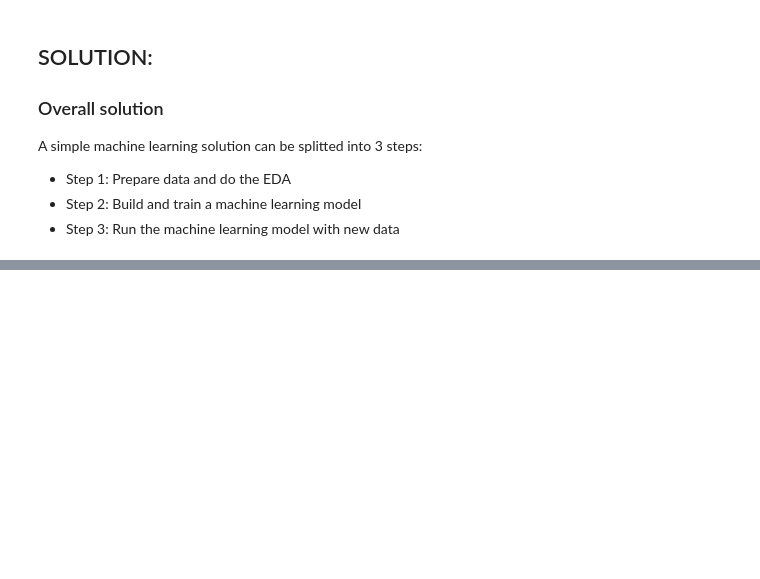
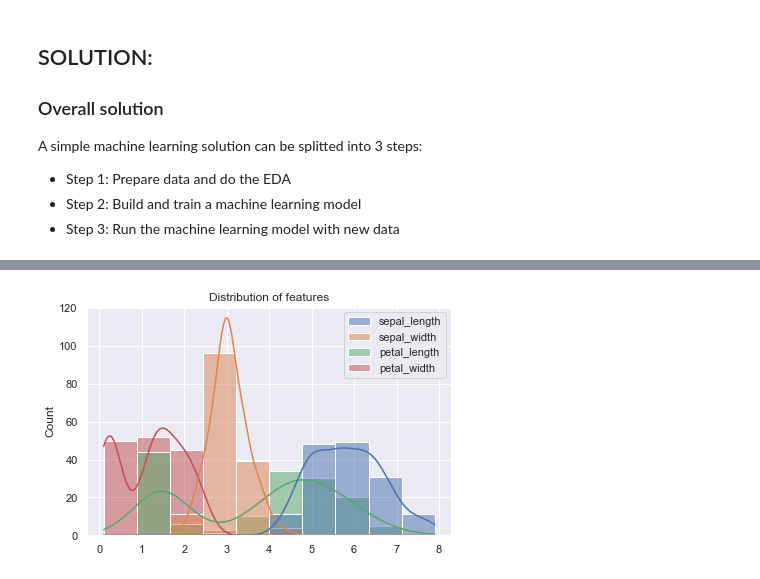
Before and after one commit to MinhHuuNguyen/mci-python, a Jupyter notebook: python/solution_iris_dataset.ipynb, the cells around one changed output, grey strips where cells are left out. Cells and saved outputs as stored; diff of their text form; code cells hidden in the pictures; blank space fills up the shorter version.

```diff
--- a/python/solution_iris_dataset.ipynb
+++ b/python/solution_iris_dataset.ipynb
@@ -29,0 +136,8 @@ A simple machine learning solution can be splitted into 3 steps:
+# %%
+# Plot the distribution of each feature
+sns.histplot(data=iris_df, bins=10, kde=True)
+plt.title('Distribution of features')
+plt.tight_layout()
+plt.show()
+# %% [output]
+[figure, added]
```
Also changed, not shown: parts of 38 cells of this notebook, 1 other file.
